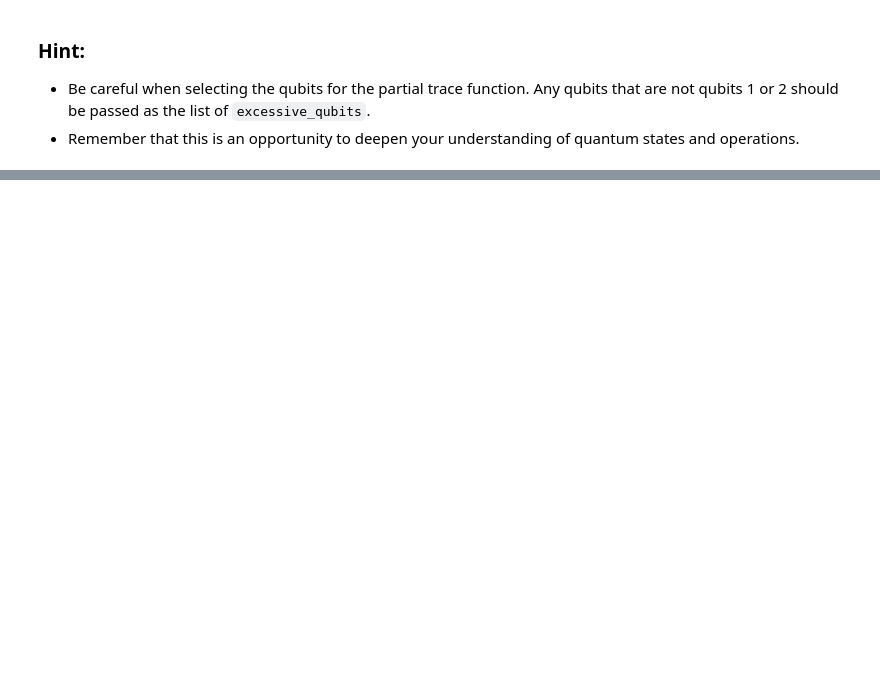
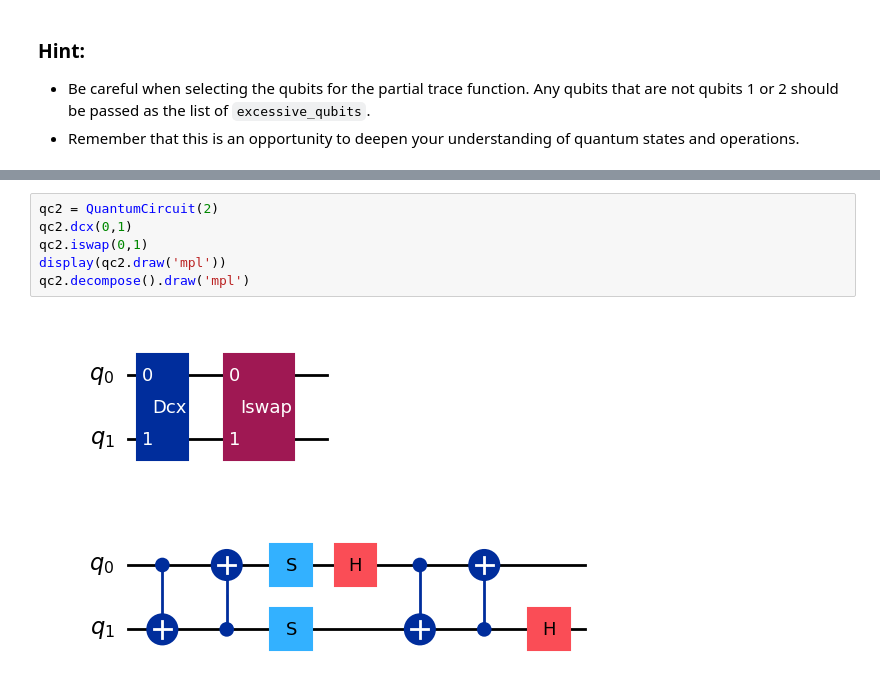
Before and after one commit to AKookani/Qiskit_course, a Jupyter notebook: Assignment2.ipynb, the cells around one changed output, grey strips where cells are left out. Saved outputs shown, nothing was run; the diff lists cells and outputs as text; blank space fills up the shorter version.

```diff
--- a/Assignment2.ipynb
+++ b/Assignment2.ipynb
@@ -63,0 +124,9 @@ This week's assignment is a continuation of the previous one. The quantum circui
+# %%
+qc2 = QuantumCircuit(2)
+qc2.dcx(0,1)
+qc2.iswap(0,1)
+display(qc2.draw('mpl'))
+qc2.decompose().draw('mpl')
+# %% [output]
+[figure, added]
+[figure, added]
```
Also changed, not shown: parts of 7 cells of this notebook.
